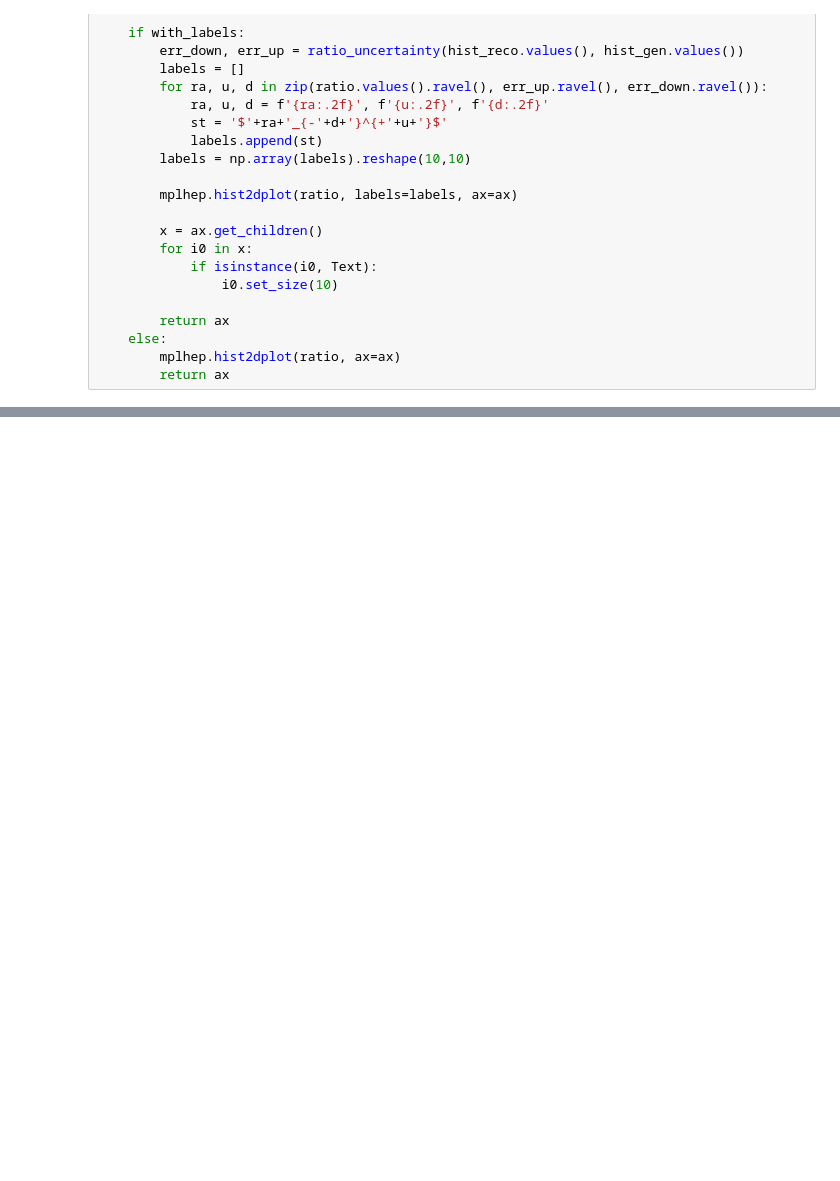
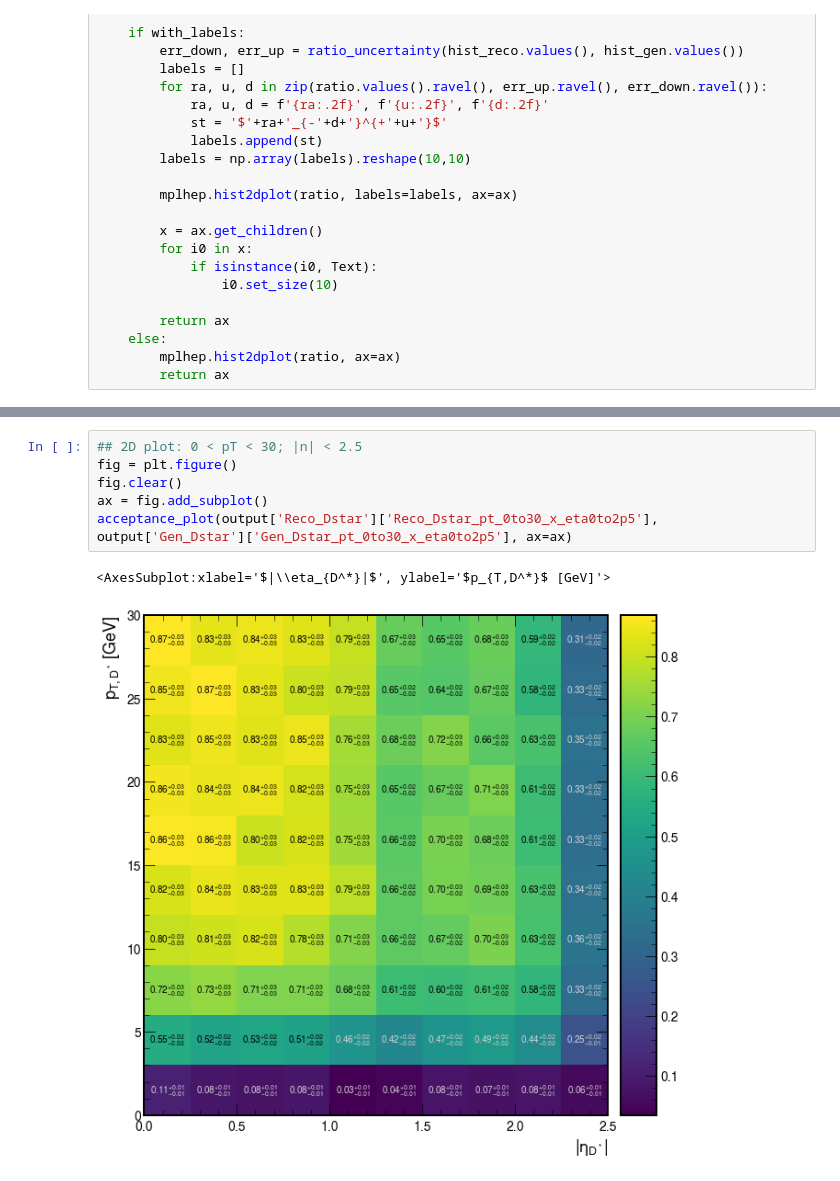
Before and after one commit to Mapse/OniaOpenCharmRun2ULAna, a Jupyter notebook: acceptance/acceptance_dstar.ipynb, the cells around one changed output, grey strips where cells are left out. Saved outputs shown, nothing was run; the diff lists cells and outputs as text; blank space fills up the shorter version.

```diff
--- a/acceptance/acceptance_dstar.ipynb
+++ b/acceptance/acceptance_dstar.ipynb
@@ -313,0 +397,9 @@ Text(0, 1, '$\\eta_{D^{*}}$')
+# %%
+## 2D plot: 0 < pT < 30; |n| < 2.5
+fig = plt.figure()
+fig.clear()
+ax = fig.add_subplot()
+acceptance_plot(output['Reco_Dstar']['Reco_Dstar_pt_0to30_x_eta0to2p5'], output['Gen_Dstar']['Gen_Dstar_pt_0to30_x_eta0to2p5'], ax=ax)
+# %% [output]
+<AxesSubplot:xlabel='$|\\eta_{D^*}|$', ylabel='$p_{T,D^*}$ [GeV]'>
+[figure, added]
```
Also changed, not shown: parts of 8 cells of this notebook, 2 other files.
